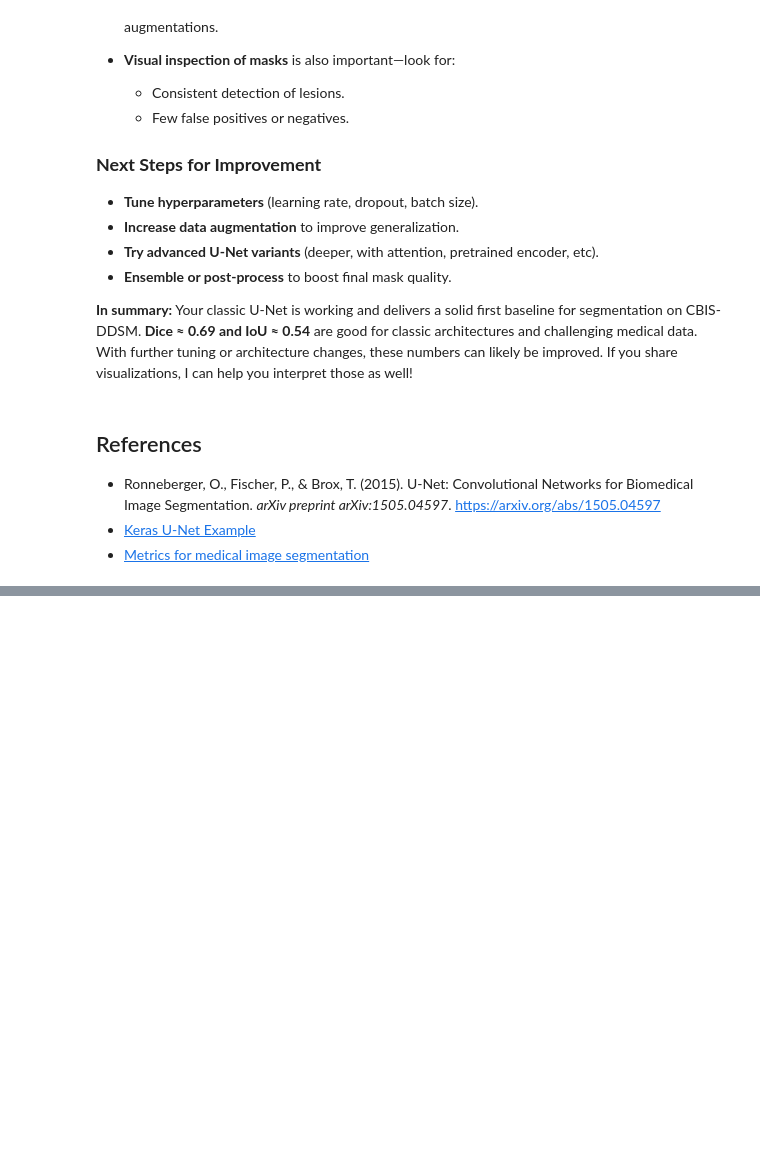
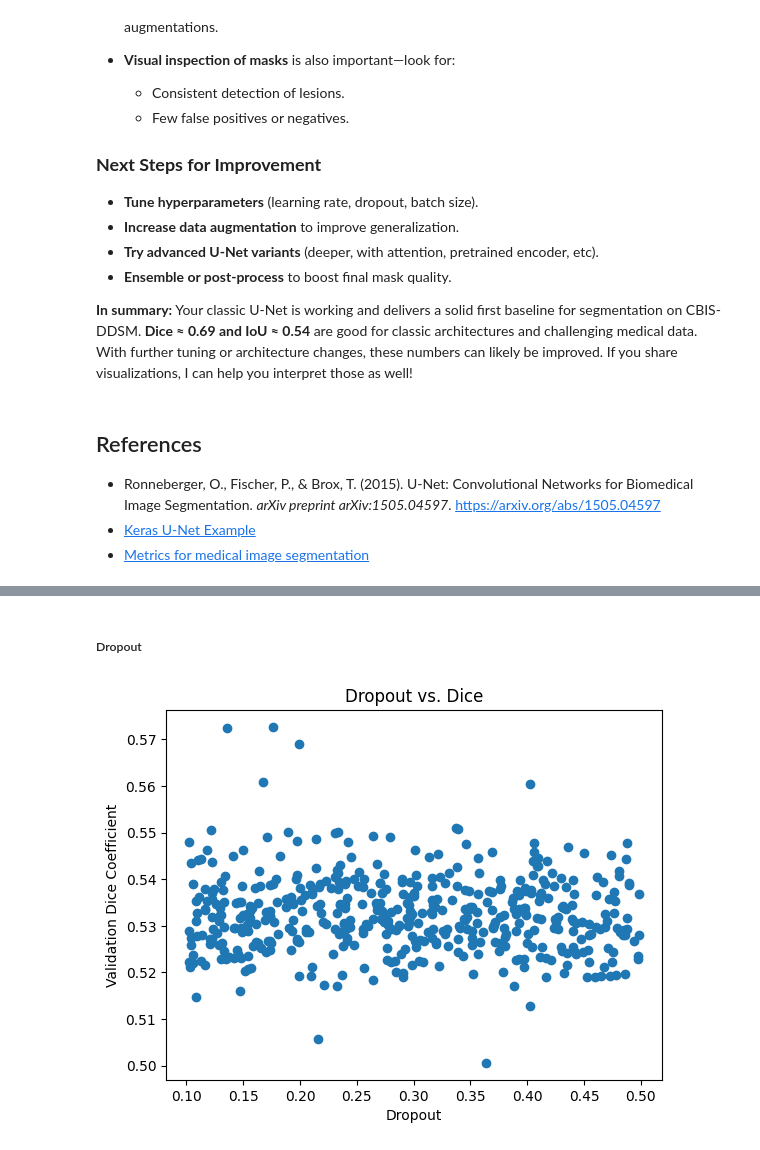
Before and after one commit to tkshfj/MMG, a Jupyter notebook: classic_unet/train.ipynb, the cells around one changed output, grey strips where cells are left out. Saved outputs shown, nothing was run; the diff lists cells and outputs as text; code cells hidden in the pictures; blank space fills up the shorter version.

```diff
--- a/classic_unet/notebook.ipynb
+++ b/classic_unet/train.ipynb
@@ -321,0 +437,10 @@ If you share visualizations, I can help you interpret those as well!
+# %% [markdown]
+##### Dropout
+# %%
+plt.scatter(df['dropout'], df['val_dice_coefficient'])
+plt.xlabel('Dropout')
+plt.ylabel('Validation Dice Coefficient')
+plt.title('Dropout vs. Dice')
+plt.show()
+# %% [output]
+[figure, added]
```
Also changed, not shown: parts of 30 cells of this notebook, 4 other files.
